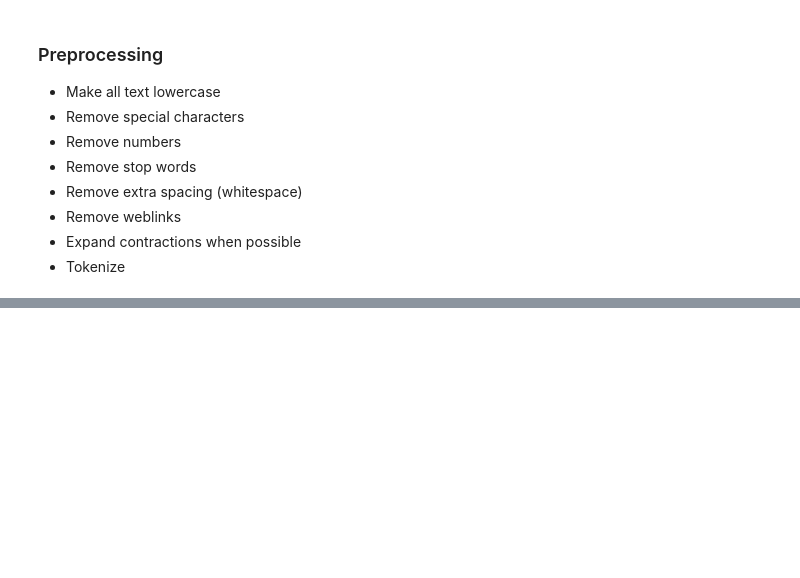
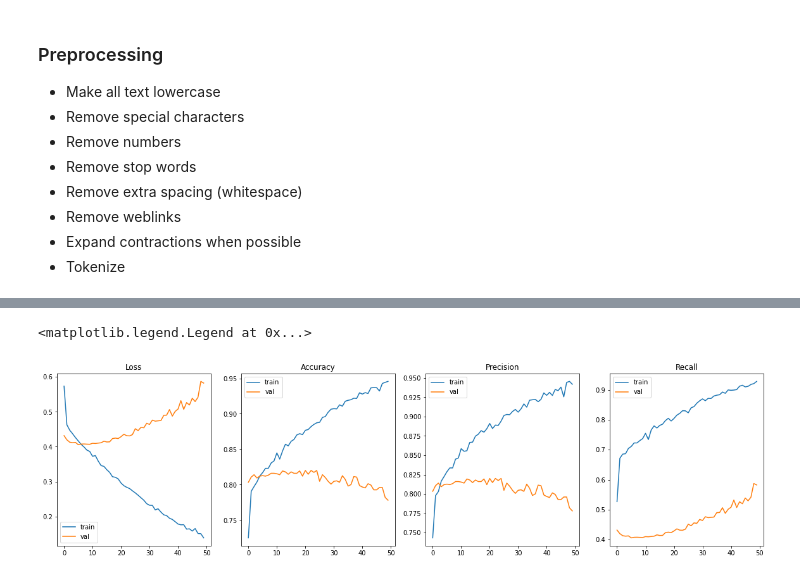
Before and after one commit to DrakeData/NLP-Disaster_Tweets, a Jupyter notebook: NLP_Disaster_Tweets.ipynb, the cells around one changed output, grey strips where cells are left out. Drawn from its saved outputs; the diff is of its cells as text; code cells hidden in the pictures; blank space fills up the shorter version.

Commit message:
Made model prediction

```diff
--- a/NLP_Disaster_Tweets.ipynb
+++ b/NLP_Disaster_Tweets.ipynb
@@ -140,0 +291,4 @@ train_df.sample(10)
+# %%
+val_data = train_df.tail(1500)
+train_data = train_df.head(6113)
+test_data = test_df
@@ -140,0 +397,18 @@ train_df.sample(10)
+# %%
+model.compile(
+    loss=tf.keras.losses.BinaryCrossentropy(from_logits=True),
+    optimizer=tf.keras.optimizers.Adam(0.0001),
+    metrics=['accuracy', 'Precision', 'Recall']
+)
+# %%
+callbacks = [
+    tf.keras.callbacks.ReduceLROnPlateau(monitor='loss', patience=2, verbose=1),
+    tf.keras.callbacks.EarlyStopping(monitor='loss', patience=5, verbose=1),
+]
+# %%
+history = model.fit(
+    tf_data,
+    validation_data = tf_val_data,
+    epochs = 50,
+    callbacks = callbacks
+)
@@ -140,0 +468,25 @@ train_df.sample(10)
+# %%
+fig, axs = plt.subplots(1, 4, figsize=(20, 5))
+
+axs[0].set_title('Loss')
+axs[0].plot(history.history['loss'], label='train')
+axs[0].plot(history.history['val_loss'], label='val')
+axs[0].legend()
+
+axs[1].set_title('Accuracy')
+axs[1].plot(history.history['accuracy'], label='train')
+axs[1].plot(history.history['val_accuracy'], label='val')
+axs[1].legend()
+
+axs[2].set_title('Precision')
+axs[2].plot(history.history['precision'], label='train')
+axs[2].plot(history.history['val_accuracy'], label='val')
+axs[2].legend()
+
+axs[3].set_title('Recall')
+axs[3].plot(history.history['recall'], label='train')
+axs[3].plot(history.history['val_loss'], label='val')
+axs[3].legend()
+# %% [output]
+<matplotlib.legend.Legend at 0x...>
+[figure, added]
```
Also changed, not shown: parts of 46 cells of this notebook.
